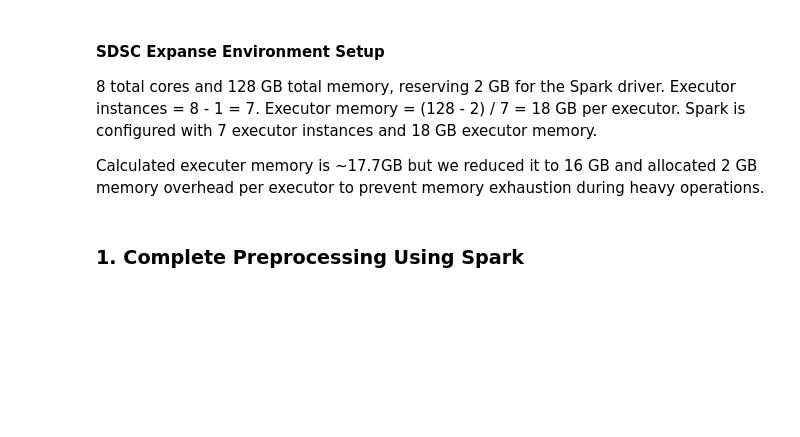
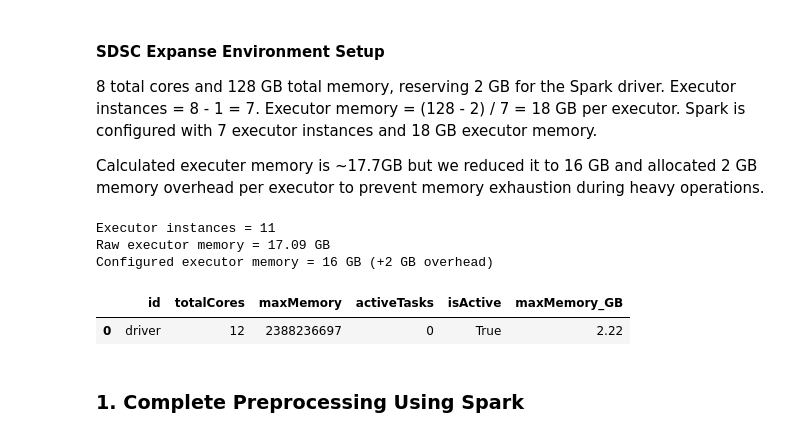
Before and after one commit to rowheaton/ragus-wheaton-iribe-232, a Jupyter notebook: musicbrainz_v3.ipynb, the cells around one changed output. Cells and saved outputs as stored; diff of their text form; code cells hidden in the pictures; blank space fills up the shorter version.

```diff
--- a/musicbrainz_v3.ipynb
+++ b/musicbrainz_v3.ipynb
@@ -25,40 +27,46 @@ from pyspark.ml.evaluation import MulticlassClassificationEvaluator
 
 Calculated executer memory is ~17.7GB but we reduced it to 16 GB and allocated 2 GB memory overhead per executor to prevent memory exhaustion during heavy operations.
 # %%
-total_cores = 8
-total_memory_gb = 128
+total_cores = 12
+total_memory_gb = 192
 driver_memory_gb = 4
 
 executor_instances = total_cores - 1
 raw_executor_memory = (total_memory_gb - driver_memory_gb) / executor_instances
 
 executor_memory_gb = 16
 executor_overhead_gb = 2
 
 print(f"Executor instances = {executor_instances}")
 print(f"Raw executor memory = {raw_executor_memory:.2f} GB")
 print(f"Configured executor memory = {executor_memory_gb} GB (+{executor_overhead_gb} GB overhead)")
 
 spark = (
     SparkSession.builder
     .appName("MusicBrainz")
     .config("spark.driver.memory", f"{driver_memory_gb}g")
     .config("spark.executor.instances", executor_instances)
     .config("spark.executor.memory", f"{executor_memory_gb}g")
     .config("spark.executor.memoryOverhead", f"{executor_overhead_gb}g")
     .config("spark.sql.shuffle.partitions", executor_instances * total_cores)
     .getOrCreate()
 )
 
 sc = spark.sparkContext
 url = f"{sc.uiWebUrl}/api/v1/applications/{sc.applicationId}/executors"
 
 response = requests.get(url)
 executors = response.json()
 
 spark_df = pd.DataFrame(executors)[['id', 'totalCores', 'maxMemory', 'activeTasks', 'isActive']]
 spark_df['maxMemory_GB'] = (spark_df['maxMemory'] / (1024**3)).round(2)
 spark_df
+# %% [output]
+Executor instances = 11
+Raw executor memory = 17.09 GB
+Configured executor memory = 16 GB (+2 GB overhead)
+|  | id | totalCores | maxMemory | activeTasks | isActive | maxMemory_GB |
+| 0 | driver | 12 | 2388236697 | 0 | True | 2.22 |
 # %% [markdown]
 ### 1. Complete Preprocessing Using Spark
 # %% [markdown]
```
Also changed, not shown: parts of 10 cells of this notebook.
